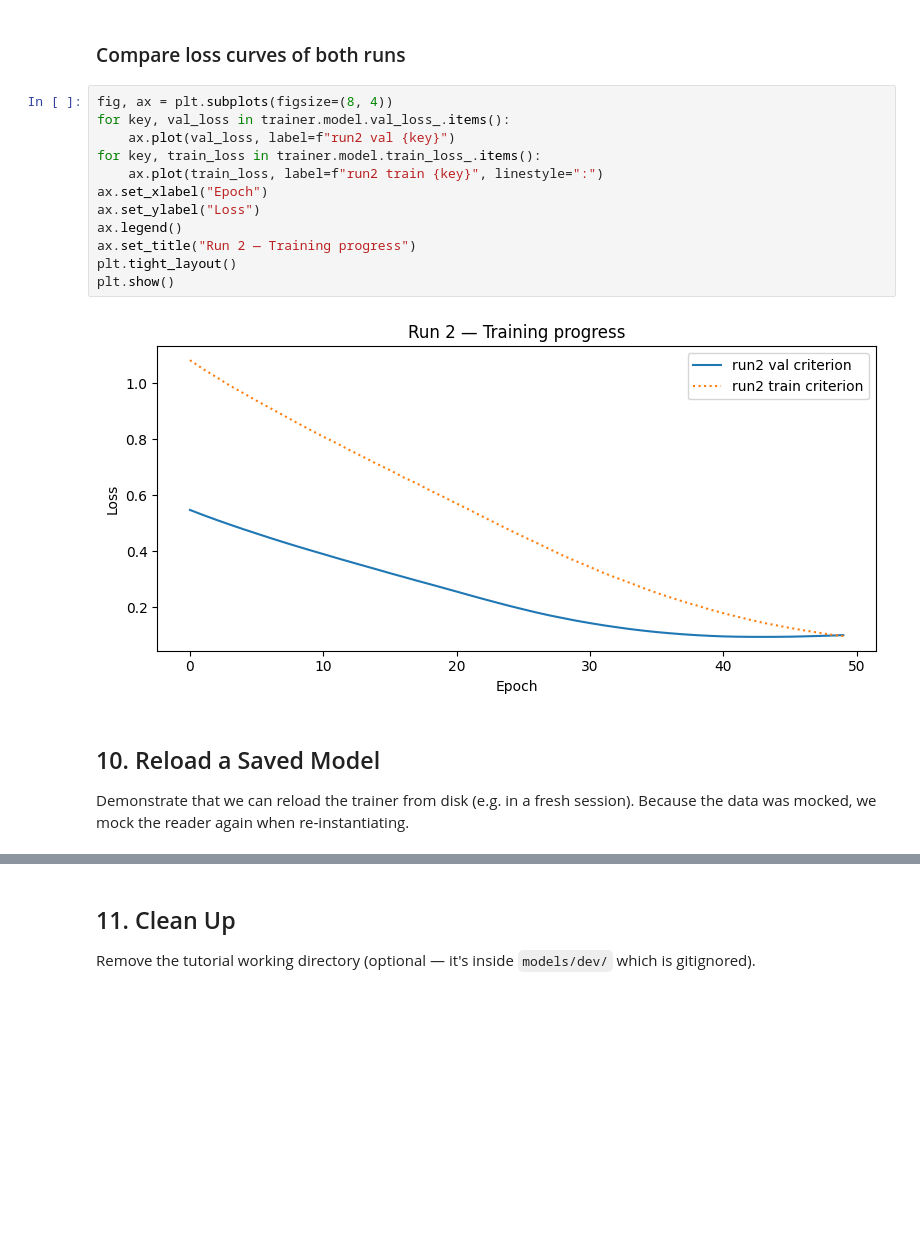
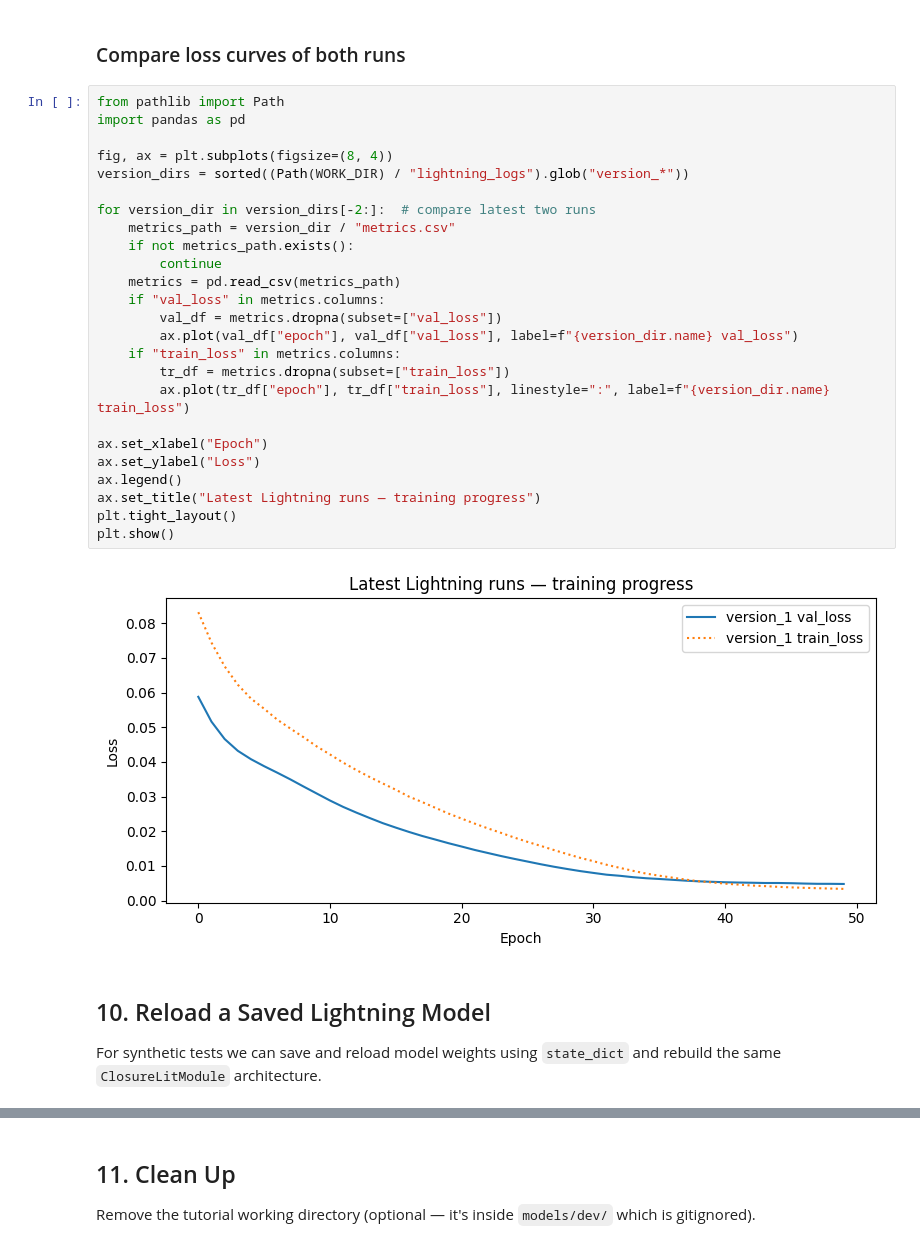
Before and after one commit to georgemilosh/closure, a Jupyter notebook: examples/tuto_train_synthetic.ipynb, the cells around one changed output, grey strips where cells are left out. Cells and saved outputs as stored; diff of their text form; blank space fills up the shorter version.

```diff
--- a/examples/tuto_train_synthetic.ipynb
+++ b/examples/tuto_train_synthetic.ipynb
@@ -366,22 +510,35 @@ closure_tutorial_zewoc9ps/
 # %% [markdown]
 ### Compare loss curves of both runs
 # %%
+from pathlib import Path
+import pandas as pd
+
 fig, ax = plt.subplots(figsize=(8, 4))
-for key, val_loss in trainer.model.val_loss_.items():
-    ax.plot(val_loss, label=f"run2 val {key}")
-for key, train_loss in trainer.model.train_loss_.items():
-    ax.plot(train_loss, label=f"run2 train {key}", linestyle=":")
+version_dirs = sorted((Path(WORK_DIR) / "lightning_logs").glob("version_*"))
+
+for version_dir in version_dirs[-2:]:  # compare latest two runs
+    metrics_path = version_dir / "metrics.csv"
+    if not metrics_path.exists():
+        continue
+    metrics = pd.read_csv(metrics_path)
+    if "val_loss" in metrics.columns:
+        val_df = metrics.dropna(subset=["val_loss"])
+        ax.plot(val_df["epoch"], val_df["val_loss"], label=f"{version_dir.name} val_loss")
+    if "train_loss" in metrics.columns:
+        tr_df = metrics.dropna(subset=["train_loss"])
+        ax.plot(tr_df["epoch"], tr_df["train_loss"], linestyle=":", label=f"{version_dir.name} train_loss")
+
 ax.set_xlabel("Epoch")
 ax.set_ylabel("Loss")
 ax.legend()
-ax.set_title("Run 2 — Training progress")
+ax.set_title("Latest Lightning runs — training progress")
 plt.tight_layout()
 plt.show()
 # %% [output]
-[figure, old version]
+[figure, new version]
 # %% [markdown]
-## 10. Reload a Saved Model
+## 10. Reload a Saved Lightning Model
 
-Demonstrate that we can reload the trainer from disk (e.g. in a fresh session).
-Because the data was mocked, we mock the reader again when re‑instantiating.
+For synthetic tests we can save and reload model weights using `state_dict` and rebuild
+the same `ClosureLitModule` architecture.
 # %%
```
Also changed, not shown: parts of 22 cells of this notebook, 32 other files.
